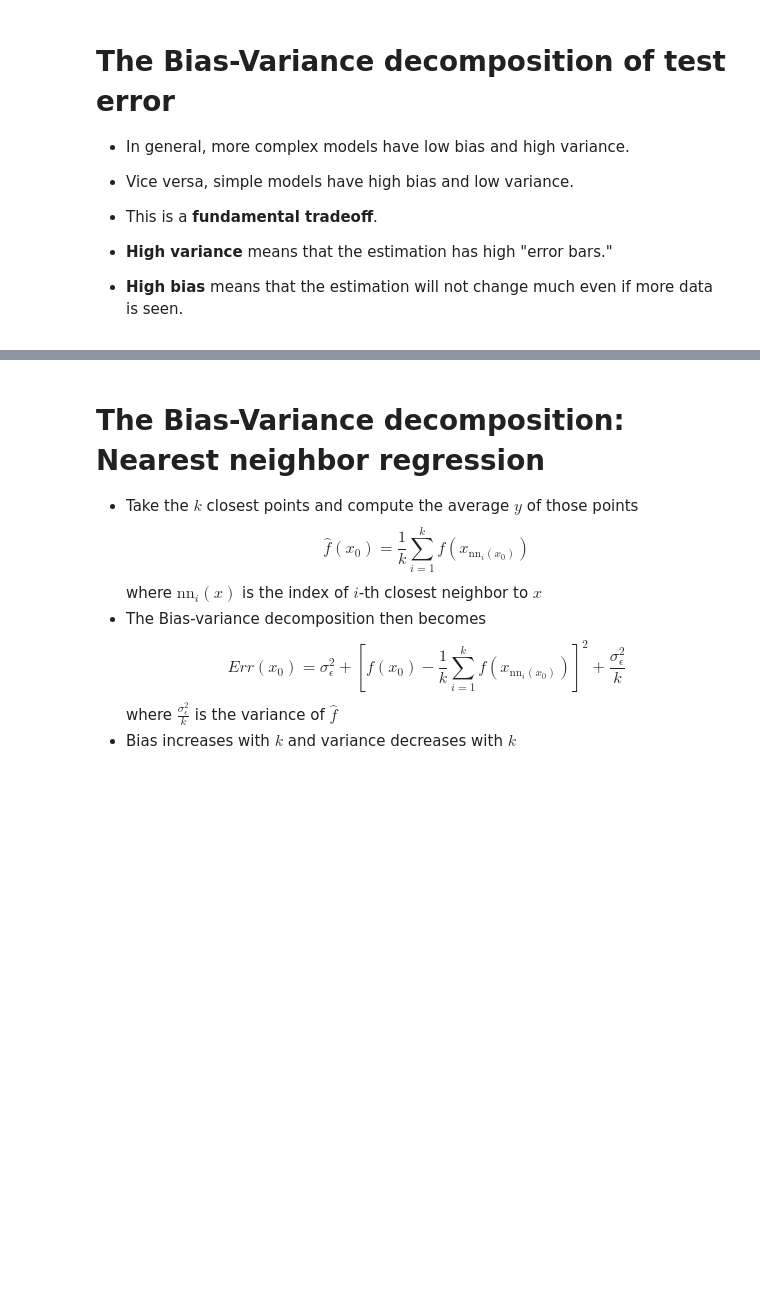
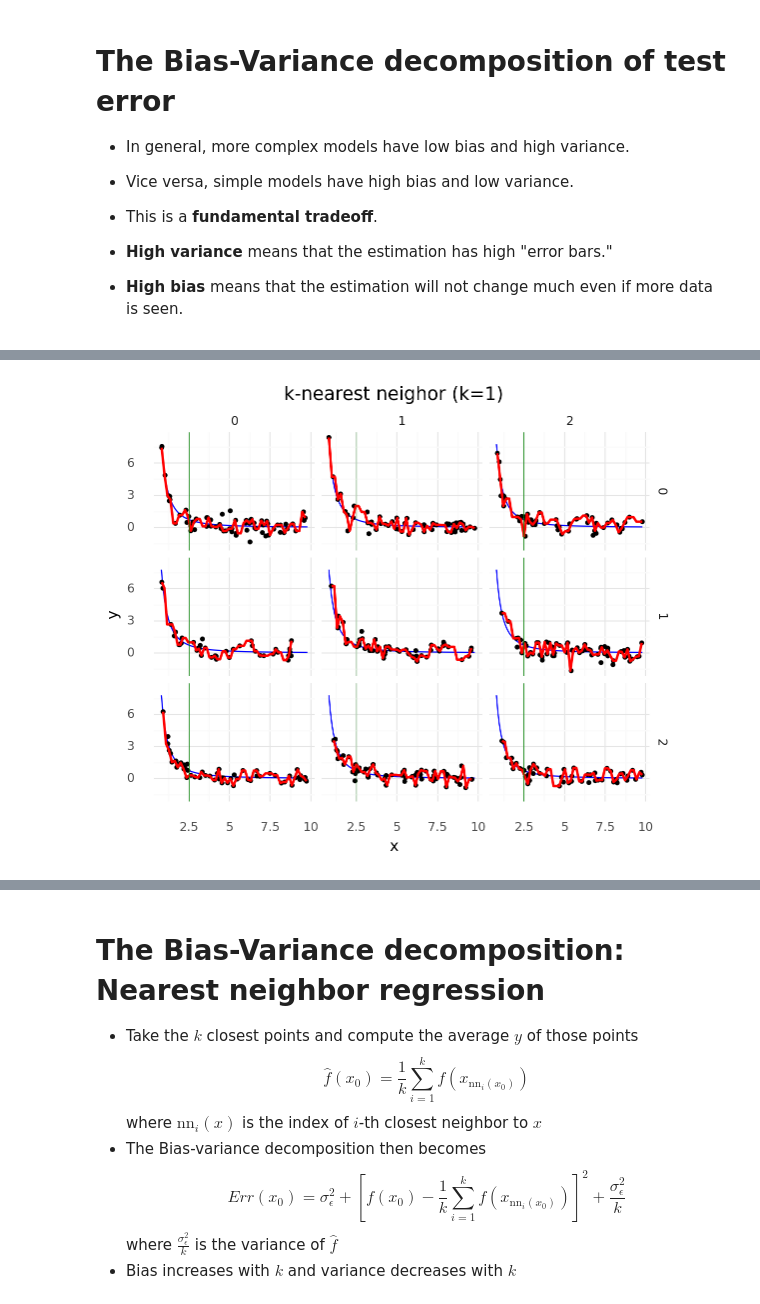
Before and after one commit to SciSciSummerSchool/s4_lectures, a Jupyter notebook: 2_ai_ml/02-05-slides-model_evaluation.ipynb, the cells around one changed output, grey strips where cells are left out. Cells and saved outputs as stored; diff of their text form; code cells hidden in the pictures; blank space fills up the shorter version.

```diff
--- a/2_ai_ml/02-05-slides-model_evaluation.ipynb
+++ b/2_ai_ml/02-05-slides-model_evaluation.ipynb
@@ -185,0 +272,15 @@ Err(x_0) &= \text{Irreducible error} + \text{Bias}^2 + \text{Variance}
+# %%
+(ggplot(aes(x='x', y='y'), data=toy_dataset)
+ + stat_function(fun=f, color='blue')
+ + geom_point(size=1)
+ + geom_line(aes(x='x_pred', y='y_pred'),
+             data=generate_predictions(toy_dataset, KNeighborsRegressor(n_neighbors=1)),
+             size=1,
+             color='red')
+ + geom_vline(xintercept=2.5, color='green', size=0.25)
+ + facet_grid(['c1', 'c2'])
+ + theme_minimal()
+ + labs(title='k-nearest neighor (k=1)')
+).draw();
+# %% [output]
+[figure, added]
```
Also changed, not shown: parts of 14 cells of this notebook, 7 other files.
